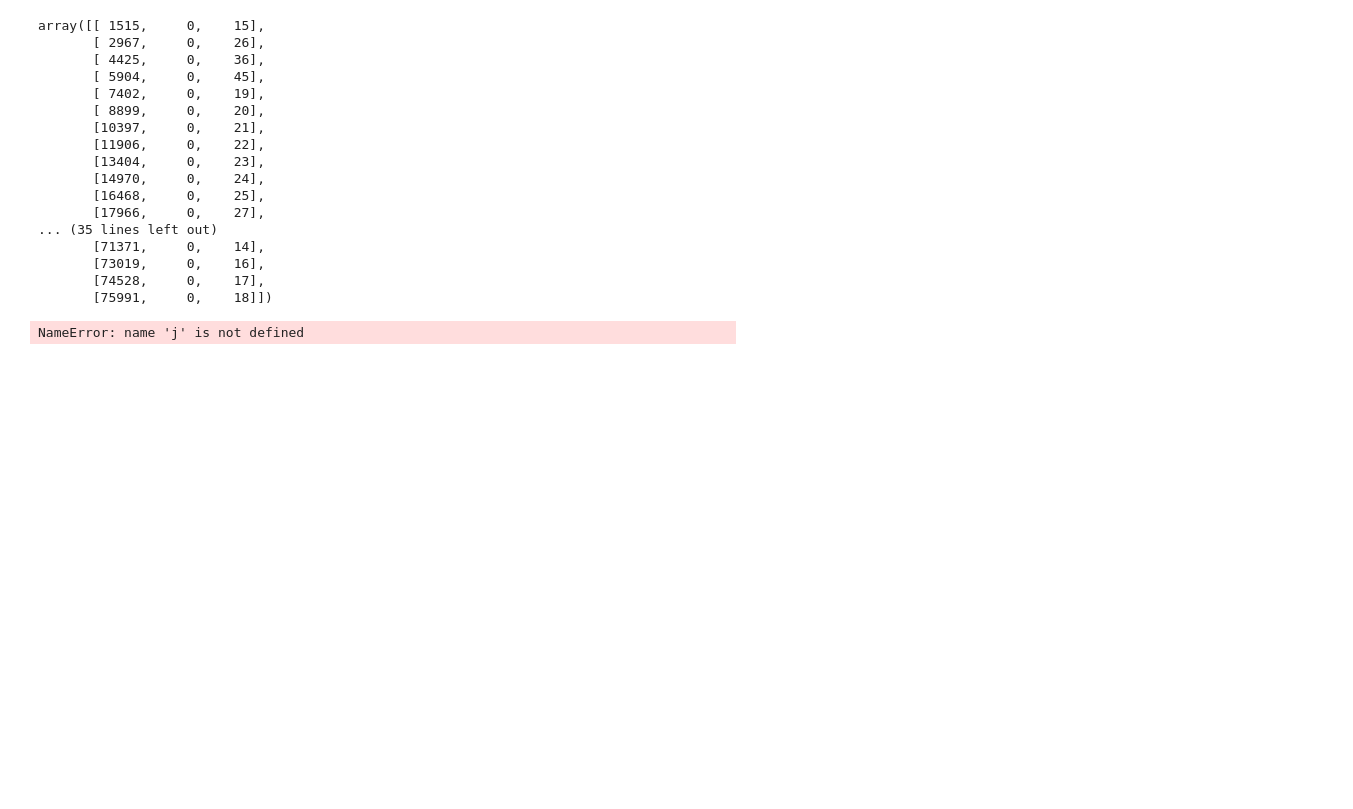
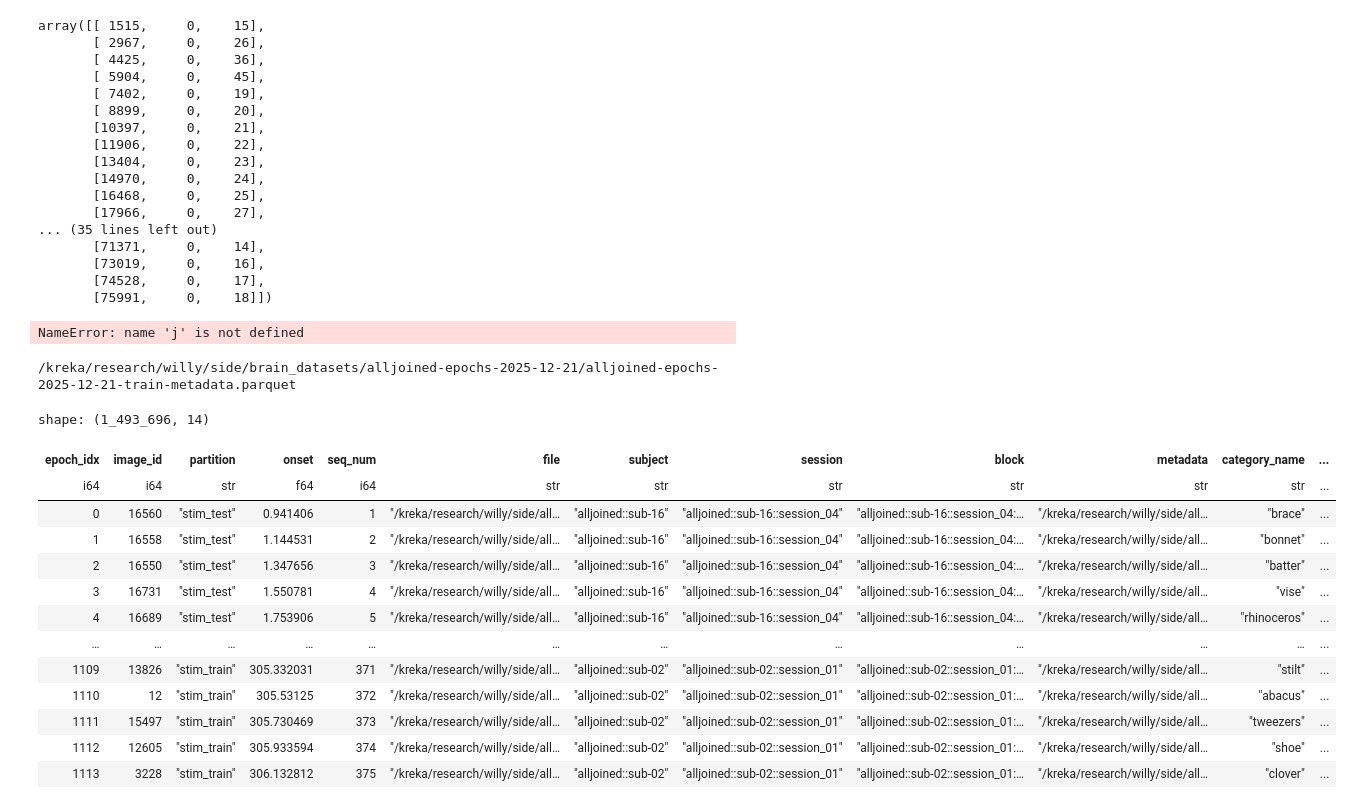
Before and after one commit to ironman5366/brain, a Jupyter notebook: notebooks/alljoined_meta.ipynb, the cells around one changed output. Saved outputs shown, nothing was run; the diff lists cells and outputs as text; code cells hidden in the pictures; blank space fills up the shorter version.

Commit message:
Start wip on training dumb probe

```diff
--- a/notebooks/alljoined_meta.ipynb
+++ b/notebooks/alljoined_meta.ipynb
@@ -282,3 +282,18 @@ array([[ 1515,     0,    15],
 j
 # %% [output]
 NameError: name 'j' is not defined
+# %%
+import polars as pl
+from pathlib import Path
+import sys
+sys.path.append(
+    str(
+        Path.cwd().parent
+    )
+)
+ALLJOINED_BASE_PATH = Path(
+    "/kreka/research/willy/side/brain_datasets/alljoined-epochs-2025-12-21/"
+)
+
+TRAIN_PATH = ALLJOINED_BASE_PATH / "alljoined-epochs-2025-12-21-train.safetensors"
+VAL_PATH = ALLJOINED_BASE_PATH / "alljoined-epochs-2025-12-21-val.safetensors"
@@ -284,0 +302,21 @@ NameError: name 'j' is not defined
+# %%
+m = get_metadata(TRAIN_PATH)
+# %% [output]
+/kreka/research/willy/side/brain_datasets/alljoined-epochs-2025-12-21/alljoined-epochs-2025-12-21-train-metadata.parquet
+# %%
+m
+# %% [output]
+shape: (1_493_696, 14)
+| epoch_idx | image_id | partition | onset | seq_num | file | subject | session | block | metadata | category_name | ... |
+| i64 | i64 | str | f64 | i64 | str | str | str | str | str | str | ... |
+| 0 | 16560 | "stim_test" | 0.941406 | 1 | "/kreka/research/willy/side/all… | "alljoined::sub-16" | "alljoined::sub-16::session_04" | "alljoined::sub-16::session_04:… | "/kreka/research/willy/side/all… | "brace" | ... |
+| 1 | 16558 | "stim_test" | 1.144531 | 2 | "/kreka/research/willy/side/all… | "alljoined::sub-16" | "alljoined::sub-16::session_04" | "alljoined::sub-16::session_04:… | "/kreka/research/willy/side/all… | "bonnet" | ... |
+| 2 | 16550 | "stim_test" | 1.347656 | 3 | "/kreka/research/willy/side/all… | "alljoined::sub-16" | "alljoined::sub-16::session_04" | "alljoined::sub-16::session_04:… | "/kreka/research/willy/side/all… | "batter" | ... |
+| 3 | 16731 | "stim_test" | 1.550781 | 4 | "/kreka/research/willy/side/all… | "alljoined::sub-16" | "alljoined::sub-16::session_04" | "alljoined::sub-16::session_04:… | "/kreka/research/willy/side/all… | "vise" | ... |
+| 4 | 16689 | "stim_test" | 1.753906 | 5 | "/kreka/research/willy/side/all… | "alljoined::sub-16" | "alljoined::sub-16::session_04" | "alljoined::sub-16::session_04:… | "/kreka/research/willy/side/all… | "rhinoceros" | ... |
+| … | … | … | … | … | … | … | … | … | … | … | ... |
+| 1109 | 13826 | "stim_train" | 305.332031 | 371 | "/kreka/research/willy/side/all… | "alljoined::sub-02" | "alljoined::sub-02::session_01" | "alljoined::sub-02::session_01:… | "/kreka/research/willy/side/all… | "stilt" | ... |
+| 1110 | 12 | "stim_train" | 305.53125 | 372 | "/kreka/research/willy/side/all… | "alljoined::sub-02" | "alljoined::sub-02::session_01" | "alljoined::sub-02::session_01:… | "/kreka/research/willy/side/all… | "abacus" | ... |
+| 1111 | 15497 | "stim_train" | 305.730469 | 373 | "/kreka/research/willy/side/all… | "alljoined::sub-02" | "alljoined::sub-02::session_01" | "alljoined::sub-02::session_01:… | "/kreka/research/willy/side/all… | "tweezers" | ... |
+| 1112 | 12605 | "stim_train" | 305.933594 | 374 | "/kreka/research/willy/side/all… | "alljoined::sub-02" | "alljoined::sub-02::session_01" | "alljoined::sub-02::session_01:… | "/kreka/research/willy/side/all… | "shoe" | ... |
+| 1113 | 3228 | "stim_train" | 306.132812 | 375 | "/kreka/research/willy/side/all… | "alljoined::sub-02" | "alljoined::sub-02::session_01" | "alljoined::sub-02::session_01:… | "/kreka/research/willy/side/all… | "clover" | ... |
```
Also changed, not shown: parts of 1 cell of this notebook, 5 other files.
